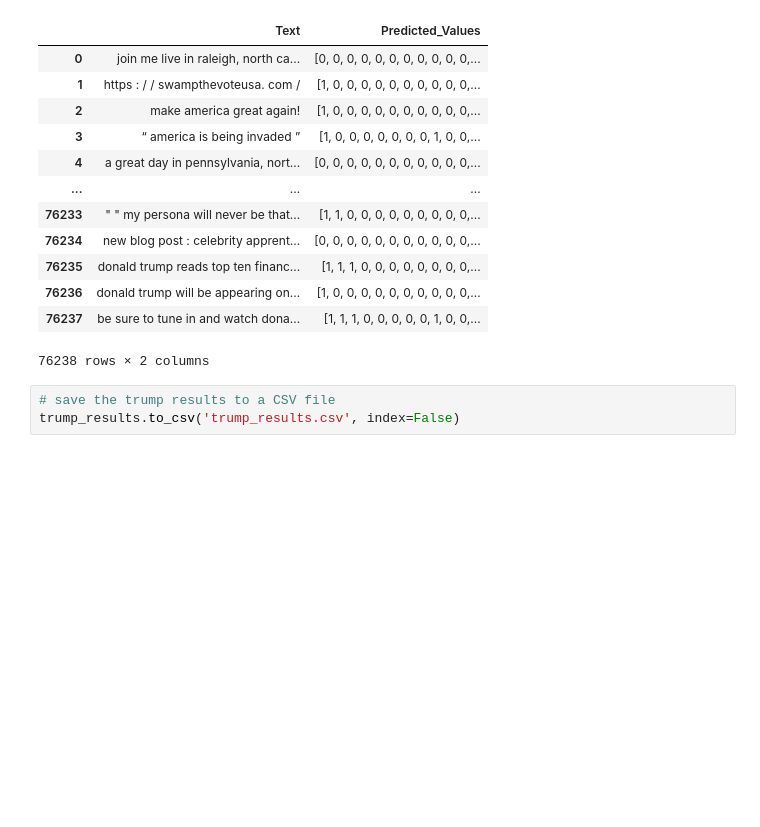
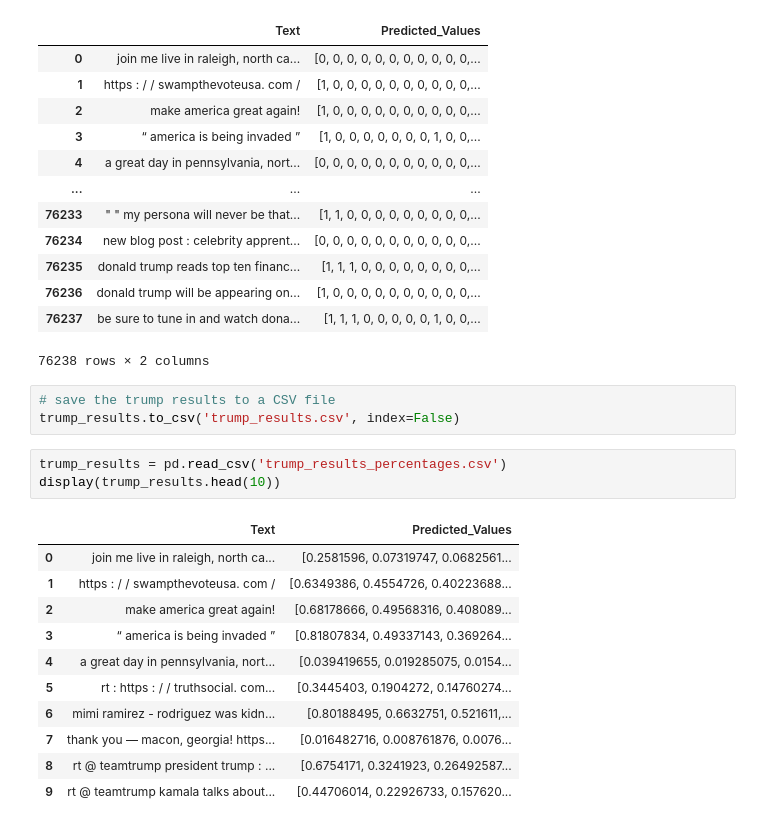
Before and after one commit to vikramv17/cs457-final-project, a Jupyter notebook: multi-class.ipynb, the cells around one changed output. Cells and saved outputs as stored; diff of their text form; blank space fills up the shorter version.

```diff
--- a/multi-class.ipynb
+++ b/multi-class.ipynb
@@ -528,6 +528,21 @@ Processed 76238 rows so far.
 # %%
 # save the trump results to a CSV file
 trump_results.to_csv('trump_results.csv', index=False)
+# %%
+trump_results = pd.read_csv('trump_results_percentages.csv')
+display(trump_results.head(10))
+# %% [output]
+|  | Text | Predicted_Values |
+| 0 | join me live in raleigh, north ca... | [0.2581596, 0.07319747, 0.0682561... |
+| 1 | https : / / swampthevoteusa. com / | [0.6349386, 0.4554726, 0.40223688... |
+| 2 | make america great again! | [0.68178666, 0.49568316, 0.408089... |
+| 3 | “ america is being invaded ” | [0.81807834, 0.49337143, 0.369264... |
+| 4 | a great day in pennsylvania, nort... | [0.039419655, 0.019285075, 0.0154... |
+| 5 | rt : https : / / truthsocial. com... | [0.3445403, 0.1904272, 0.14760274... |
+| 6 | mimi ramirez - rodriguez was kidn... | [0.80188495, 0.6632751, 0.521611,... |
+| 7 | thank you — macon, georgia! https... | [0.016482716, 0.008761876, 0.0076... |
+| 8 | rt @ teamtrump president trump : ... | [0.6754171, 0.3241923, 0.26492587... |
+| 9 | rt @ teamtrump kamala talks about... | [0.44706014, 0.22926733, 0.157620... |
 # %%
 # Ensure labels is converted to a list
 labels_list = list(labels)
```
Also changed, not shown: parts of 4 cells of this notebook, 2 other files.
